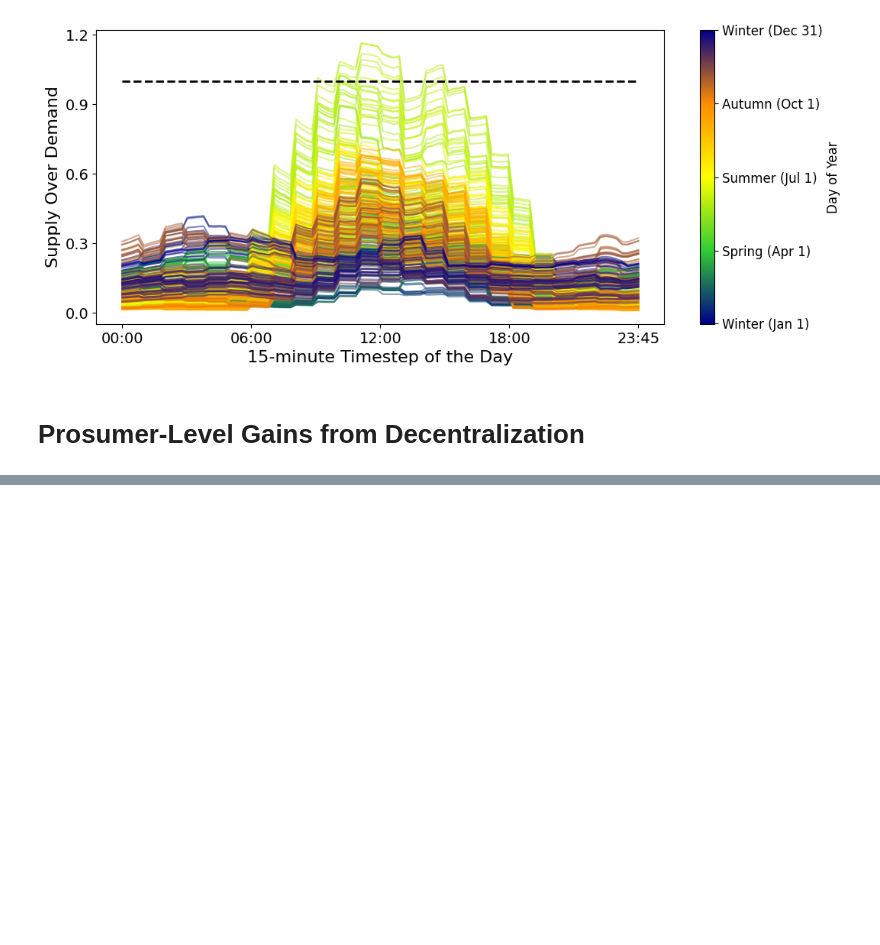
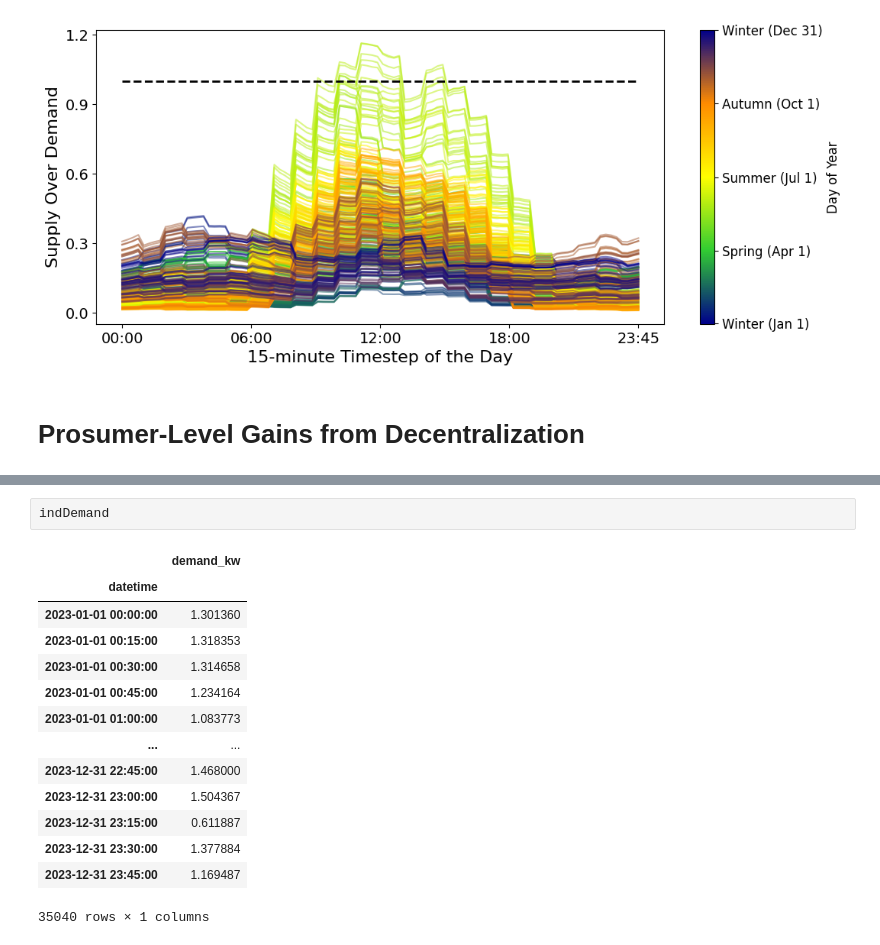
Before and after one commit to leoneleo/Automated_Market_Making_for_Energy_Sharing, a Jupyter notebook: paperResults.ipynb, the cells around one changed output, grey strips where cells are left out. Drawn from its saved outputs; the diff is of its cells as text; blank space fills up the shorter version.

```diff
--- a/paperResults.ipynb
+++ b/paperResults.ipynb
@@ -130,4 +136,21 @@ for j in range(T):
     if hourCreusePleine[floor(hours[j])]=='p':lam_over[j]=HP
     else: lam_over[j]=HC
 alpha_base_yearly_T = np.zeros((360,L_input+1))
+# %%
+indDemand
+# %% [output]
+|  | demand_kw |
+| datetime |  |
+| 2023-01-01 00:00:00 | 1.301360 |
+| 2023-01-01 00:15:00 | 1.318353 |
+| 2023-01-01 00:30:00 | 1.314658 |
+| 2023-01-01 00:45:00 | 1.234164 |
+| 2023-01-01 01:00:00 | 1.083773 |
+| ... | ... |
+| 2023-12-31 22:45:00 | 1.468000 |
+| 2023-12-31 23:00:00 | 1.504367 |
+| 2023-12-31 23:15:00 | 0.611887 |
+| 2023-12-31 23:30:00 | 1.377884 |
+| 2023-12-31 23:45:00 | 1.169487 |
+35040 rows × 1 columns
 # %%
```
Also changed, not shown: parts of 3 cells of this notebook, 2 other files.
